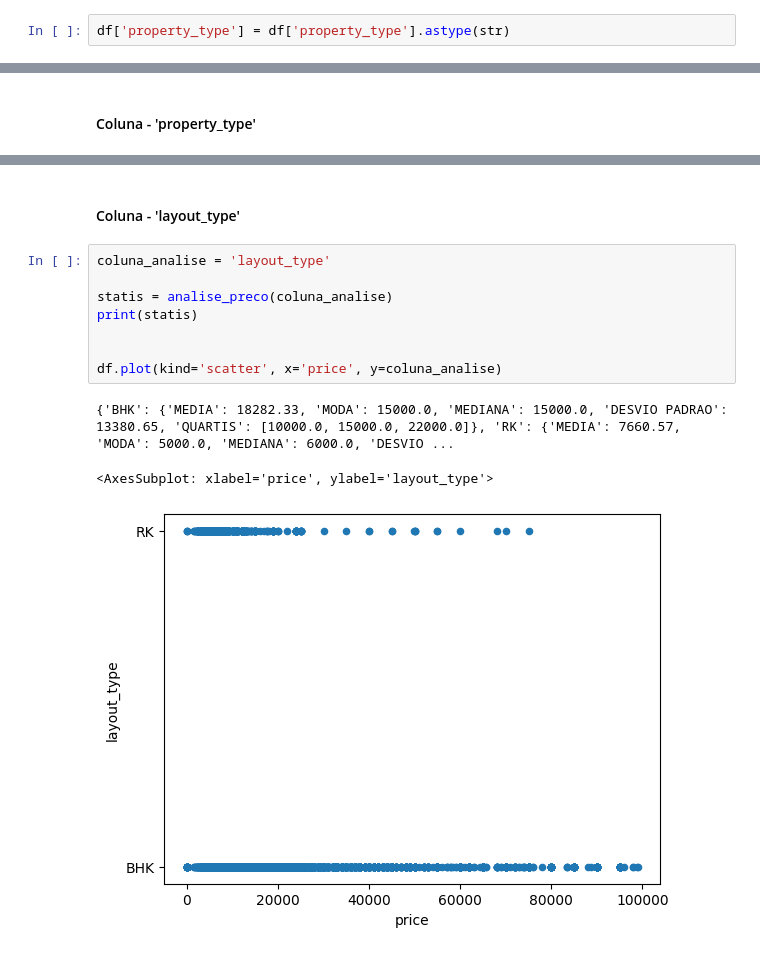
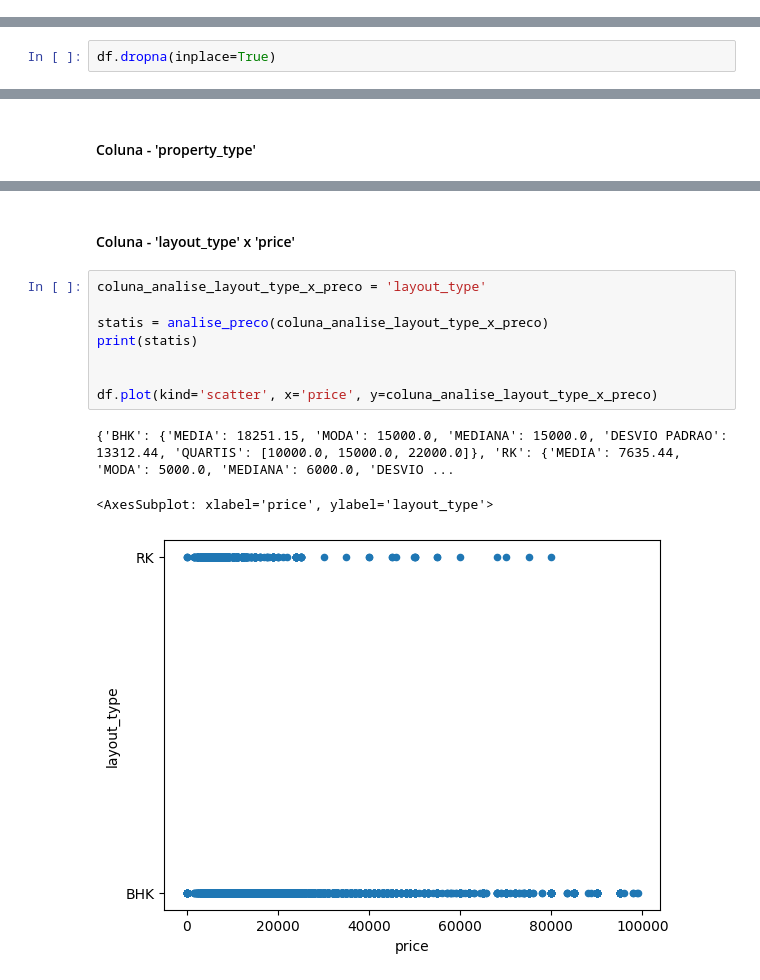
Before and after one commit to Felipanjos/a3_big_data_2022.2-, a Jupyter notebook: notebook.ipynb, the cells around one changed output, grey strips where cells are left out. Saved outputs shown, nothing was run; the diff lists cells and outputs as text.

```diff
--- a/notebook.ipynb
+++ b/notebook.ipynb
@@ -26,2 +47,0 @@ df = pd.concat([chennai_df, hyderabad_df, kolkata_df])
-# %%
-df['property_type'] = df['property_type'].astype(str)
@@ -41 +94,3 @@ drop_null_rows(list(df.columns))
+# %%
+df.dropna(inplace=True)
 # %% [markdown]
@@ -170,14 +246,14 @@ df.plot(kind='scatter', x='price', y=coluna_analise)
 # %% [markdown]
-#### Coluna - 'layout_type'
+#### Coluna - 'layout_type' x 'price'
 # %%
-coluna_analise = 'layout_type'
+coluna_analise_layout_type_x_preco = 'layout_type'
 
-statis = analise_preco(coluna_analise)
+statis = analise_preco(coluna_analise_layout_type_x_preco)
 print(statis)
 
 
-df.plot(kind='scatter', x='price', y=coluna_analise)
+df.plot(kind='scatter', x='price', y=coluna_analise_layout_type_x_preco)
 # %% [output]
-{'BHK': {'MEDIA': 18282.33, 'MODA': 15000.0, 'MEDIANA': 15000.0, 'DESVIO PADRAO': 13380.65, 'QUARTIS': [10000.0, 15000.0, 22000.0]}, 'RK': {'MEDIA': 7660.57, 'MODA': 5000.0, 'MEDIANA': 6000.0, 'DESVIO ...
+{'BHK': {'MEDIA': 18251.15, 'MODA': 15000.0, 'MEDIANA': 15000.0, 'DESVIO PADRAO': 13312.44, 'QUARTIS': [10000.0, 15000.0, 22000.0]}, 'RK': {'MEDIA': 7635.44, 'MODA': 5000.0, 'MEDIANA': 6000.0, 'DESVIO ...
 <AxesSubplot: xlabel='price', ylabel='layout_type'>
-[figure, old version]
+[figure, new version]
```
Also changed, not shown: parts of 40 cells of this notebook.
